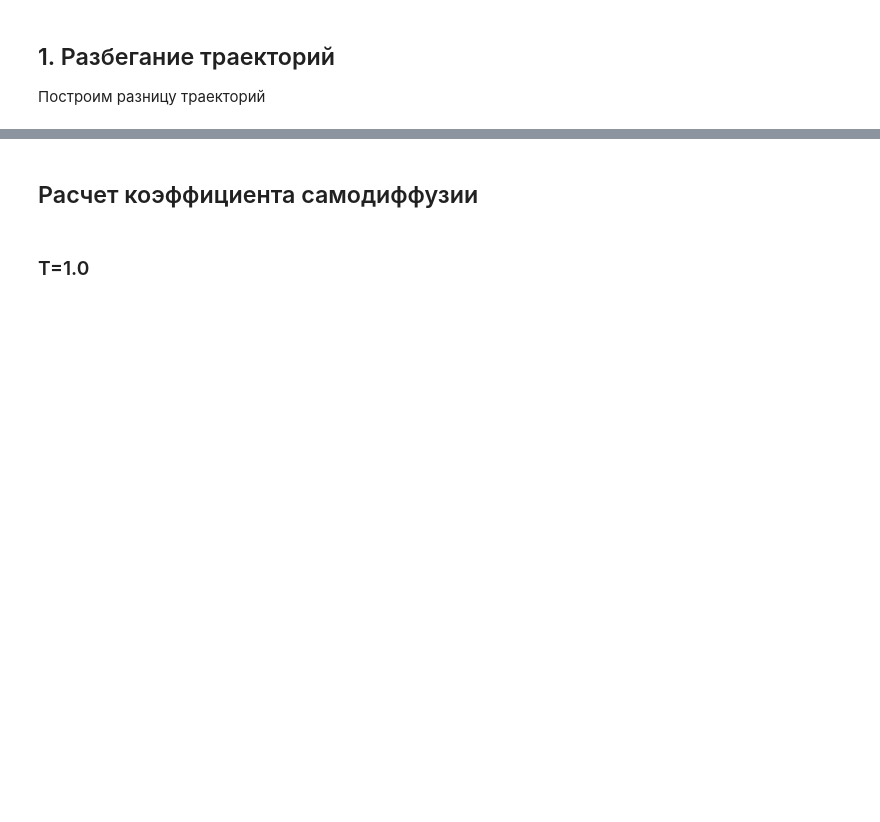
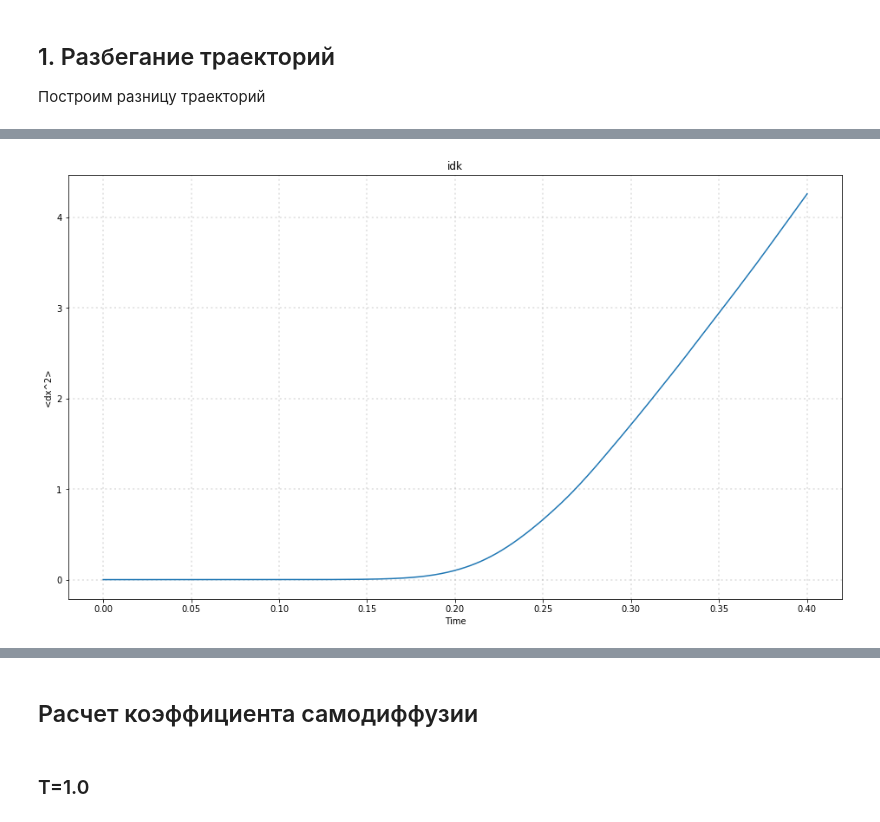
Before and after one commit to Xissand/nbody, a Jupyter notebook: research/trajectories/analysis.ipynb, the cells around one changed output, grey strips where cells are left out. Drawn from its saved outputs; the diff is of its cells as text; code cells hidden in the pictures; blank space fills up the shorter version.

```diff
--- a/research/trajectories/analysis.ipynb
+++ b/research/trajectories/analysis.ipynb
@@ -27,0 +16,10 @@ fig.show()
+# %%
+plt.plot(dx["time"][0:8000], dx["diff_x"][0:8000])
+plt.rcParams['figure.figsize'] = [16, 9]
+plt.grid(b=True, color='Grey', alpha=0.2, linestyle=':', linewidth=2)
+plt.xlabel("Time")
+plt.ylabel("<dx^2>")
+plt.title("idk")
+plt.show()
+# %% [output]
+[figure, added]
```
Also changed, not shown: parts of 38 cells of this notebook, 3 other files.
